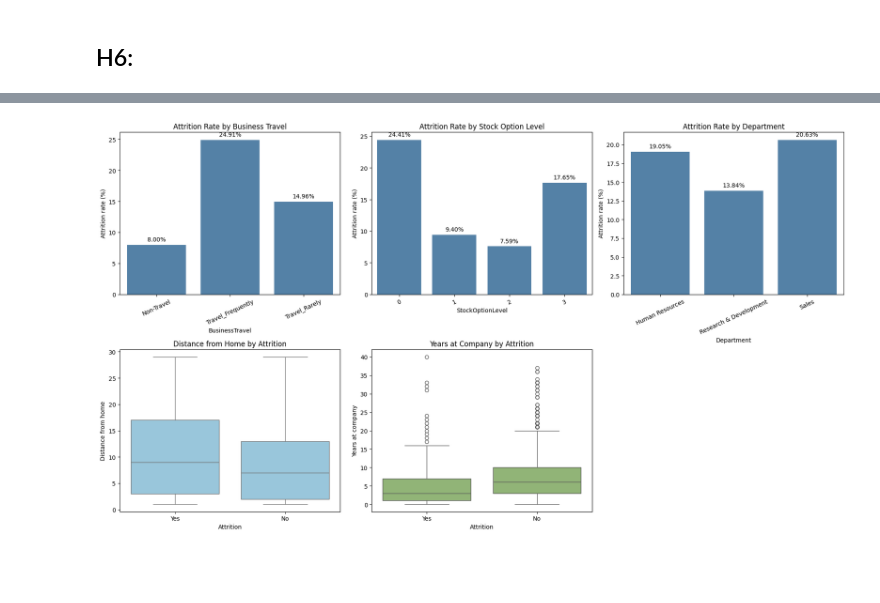
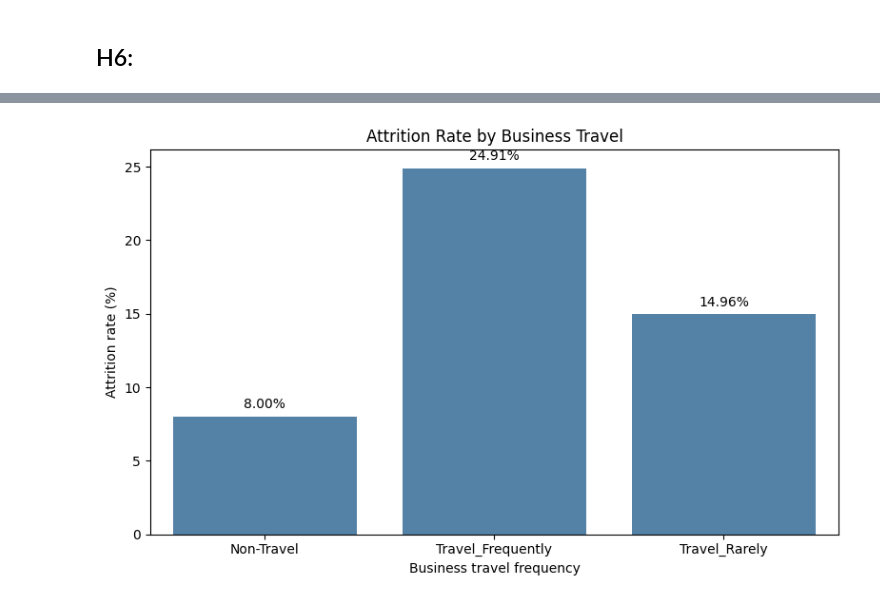
Before and after one commit to Dharmisthaben-15/Hackathon_2026_Group_1, a Jupyter notebook: jupyter_notebooks/EDA.ipynb, the cells around one changed output, grey strips where cells are left out. Saved outputs shown, nothing was run; the diff lists cells and outputs as text; code cells hidden in the pictures; blank space fills up the shorter version.

```diff
--- a/jupyter_notebooks/EDA.ipynb
+++ b/jupyter_notebooks/EDA.ipynb
@@ -822,87 +831,33 @@ The categorical charts show attrition **rates** rather than raw counts, which av
 # %%
-from scipy.stats import chi2_contingency, mannwhitneyu
+from scipy.stats import chi2_contingency
 
 alpha = 0.05
 
-# Attrition rates are used for categorical charts because group sizes differ.
-def attrition_rates(column):
-    return (
-        df.groupby(column)["Attrition"]
-          .apply(lambda values: (values == "Yes").mean() * 100)
-          .reset_index(name="AttritionRate")
-    )
+# H6 uses Chi-Square because BusinessTravel and Attrition are categorical.
+travel_table = pd.crosstab(df["BusinessTravel"], df["Attrition"])
+travel_rates = (
+    df.groupby("BusinessTravel")["Attrition"]
+      .apply(lambda values: (values == "Yes").mean() * 100)
+      .reset_index(name="AttritionRate")
+)
 
-# H6: categorical predictor and binary outcome -> Chi-Square test.
-travel_table = pd.crosstab(df["BusinessTravel"], df["Attrition"])
-travel_rates = attrition_rates("BusinessTravel")
-travel_chi2, travel_p, travel_dof, travel_expected = chi2_contingency(travel_table)
-
-# H7: numeric predictor and independent groups -> directional Mann-Whitney U.
-distance_stayed = df.loc[df["Attrition"] == "No", "DistanceFromHome"]
-distance_left = df.loc[df["Attrition"] == "Yes", "DistanceFromHome"]
-distance_u, distance_p = mannwhitneyu(distance_left, distance_stayed, alternative="greater")
-
-# H8: the directional alternative is that leavers have fewer years.
-tenure_stayed = df.loc[df["Attrition"] == "No", "YearsAtCompany"]
-tenure_left = df.loc[df["Attrition"] == "Yes", "YearsAtCompany"]
-tenure_u, tenure_p = mannwhitneyu(tenure_left, tenure_stayed, alternative="less")
-
-# H9: keep stock option levels as categories rather than assuming equal spacing.
-stock_table = pd.crosstab(df["StockOptionLevel"], df["Attrition"])
-stock_rates = attrition_rates("StockOptionLevel")
-stock_chi2, stock_p, stock_dof, stock_expected = chi2_contingency(stock_table)
-
-# H10: department and attrition are both categorical.
-department_table = pd.crosstab(df["Department"], df["Attrition"])
-department_rates = attrition_rates("Department")
-department_chi2, department_p, department_dof, department_expected = chi2_contingency(department_table)
-
-# Exploratory charts: rates for categorical predictors and box plots for numeric predictors.
-fig, axes = plt.subplots(2, 3, figsize=(18, 10))
-for axis, rates, column, title in [
-    (axes[0, 0], travel_rates, "BusinessTravel", "Attrition Rate by Business Travel"),
-    (axes[0, 1], stock_rates, "StockOptionLevel", "Attrition Rate by Stock Option Level"),
-    (axes[0, 2], department_rates, "Department", "Attrition Rate by Department"),
-]:
-    sns.barplot(data=rates, x=column, y="AttritionRate", ax=axis, color="steelblue")
-    axis.set_title(title)
-    axis.set_xlabel(column)
-    axis.set_ylabel("Attrition rate (%)")
-    axis.tick_params(axis="x", rotation=25)
-    for bar, value in zip(axis.patches, rates["AttritionRate"]):
-        axis.annotate(f"{value:.2f}%", (bar.get_x() + bar.get_width() / 2, value),
-                      ha="center", va="bottom", xytext=(0, 4), textcoords="offset points")
-
-sns.boxplot(data=df, x="Attrition", y="DistanceFromHome", ax=axes[1, 0], color="#8ecae6")
-axes[1, 0].set_title("Distance from Home by Attrition")
-axes[1, 0].set_xlabel("Attrition")
-axes[1, 0].set_ylabel("Distance from home")
-sns.boxplot(data=df, x="Attrition", y="YearsAtCompany", ax=axes[1, 1], color="#90be6d")
-axes[1, 1].set_title("Years at Company by Attrition")
-axes[1, 1].set_xlabel("Attrition")
-axes[1, 1].set_ylabel("Years at company")
-axes[1, 2].axis("off")
+plt.figure(figsize=(8, 5))
+ax = sns.barplot(data=travel_rates, x="BusinessTravel", y="AttritionRate", color="steelblue")
+plt.title("Attrition Rate by Business Travel")
+plt.xlabel("Business travel frequency")
+plt.ylabel("Attrition rate (%)")
+for bar, value in zip(ax.patches, travel_rates["AttritionRate"]):
+    ax.annotate(f"{value:.2f}%", (bar.get_x() + bar.get_width() / 2, value), ha="center", va="bottom", xytext=(0, 4), textcoords="offset points")
 plt.tight_layout()
 plt.show()
 
-# Validation output: group sizes, medians/IQRs, expected counts, and data quality.
-print("H6 Business travel rates:")
+travel_chi2, travel_p, travel_dof, travel_expected = chi2_contingency(travel_table)
+display(travel_table)
 display(travel_rates.round(2))
-print(f"Chi-Square = {travel_chi2:.2f}, p-value = {travel_p:.10g}, df = {travel_dof}, minimum expected count = {travel_expected.min():.2f}")
-print("\nH7 Distance from home:")
-print(f"Stayed: n={len(distance_stayed)}, median={distance_stayed.median():.2f}, IQR={distance_stayed.quantile(.75) - distance_stayed.quantile(.25):.2f}")
-print(f"Left: n={len(distance_left)}, median={distance_left.median():.2f}, IQR={distance_left.quantile(.75) - distance_left.quantile(.25):.2f}")
-print(f"Mann-Whitney U = {distance_u:.2f}, one-sided p-value = {distance_p:.10g}")
-print("\nH8 Years at company:")
-print(f"Stayed: n={len(tenure_stayed)}, median={tenure_stayed.median():.2f}, IQR={tenure_stayed.quantile(.75) - tenure_stayed.quantile(.25):.2f}")
-print(f"Left: n={len(tenure_left)}, median={tenure_left.median():.2f}, IQR={tenure_left.quantile(.75) - tenure_left.quantile(.25):.2f}")
-print(f"Mann-Whitney U = {tenure_u:.2f}, one-sided p-value = {tenure_p:.10g}")
-print("\nH9 Stock option rates:")
-display(stock_rates.round(2))
-print(f"Chi-Square = {stock_chi2:.2f}, p-value = {stock_p:.10g}, df = {stock_dof}, minimum expected count = {stock_expected.min():.2f}")
-print("\nH10 Department rates:")
-display(department_rates.round(2))
-print(f"Chi-Square = {department_chi2:.2f}, p-value = {department_p:.10g}, df = {department_dof}, minimum expected count = {department_expected.min():.2f}")
-print("\nData validation: missing values in tested columns =", df[["BusinessTravel", "DistanceFromHome", "YearsAtCompany", "StockOptionLevel", "Department", "Attrition"]].isna().sum().sum(), "duplicates =", df.duplicated().sum())
+print(f"Chi-Square = {travel_chi2:.2f}")
+print(f"P-value = {travel_p:.10g}")
+print(f"Degrees of freedom = {travel_dof}")
+print(f"Minimum expected count = {travel_expected.min():.2f}")
+print("Decision: Reject H0; travel frequency and attrition are significantly associated." if travel_p < alpha else "Decision: Fail to reject H0.")
 # %% [output]
-[figure, old version]
+[figure, new version]
```
Also changed, not shown: parts of 19 cells of this notebook.
